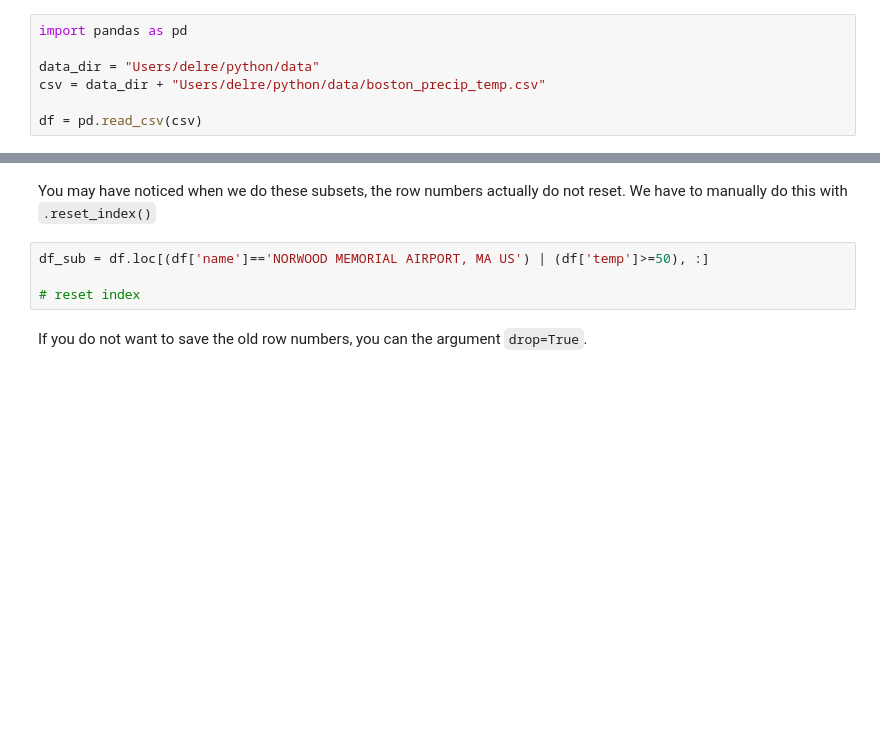
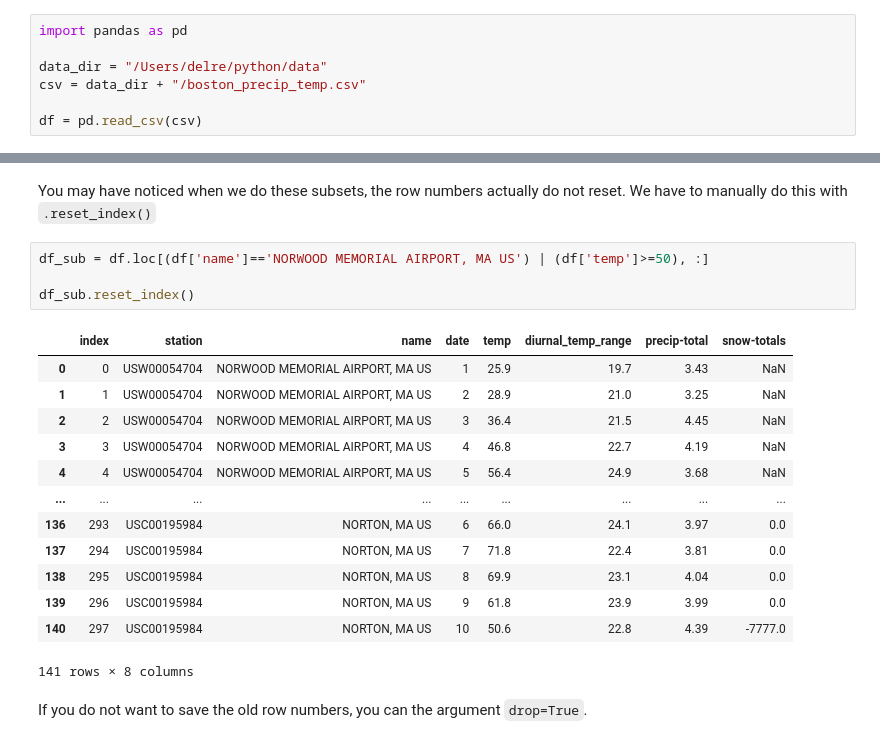
Before and after one commit to maggiedelre/python, a Jupyter notebook: data-analysis/data-wrangling-codealong.ipynb, the cells around one changed output, grey strips where cells are left out. Saved outputs shown, nothing was run; the diff lists cells and outputs as text; blank space fills up the shorter version.

```diff
--- a/data-analysis/data-wrangling-codealong.ipynb
+++ b/data-analysis/data-wrangling-codealong.ipynb
@@ -5,7 +5,7 @@ Let's keep going through how to use Pandas for processing our data.
 # %%
 import pandas as pd
 
-data_dir = "Users/delre/python/data"
-csv = data_dir + "Users/delre/python/data/boston_precip_temp.csv"
+data_dir = "/Users/delre/python/data"
+csv = data_dir + "/boston_precip_temp.csv"
 
 df = pd.read_csv(csv)
@@ -58,7 +67,21 @@ You may have noticed when we do these subsets, the row numbers actually do not r
 # %%
 df_sub = df.loc[(df['name']=='NORWOOD MEMORIAL AIRPORT, MA US') | (df['temp']>=50), :]
 
-# reset index
+df_sub.reset_index()
+# %% [output]
+|  | index | station | name | date | temp | diurnal_temp_range | precip-total | snow-totals |
+| 0 | 0 | USW00054704 | NORWOOD MEMORIAL AIRPORT, MA US | 1 | 25.9 | 19.7 | 3.43 | NaN |
+| 1 | 1 | USW00054704 | NORWOOD MEMORIAL AIRPORT, MA US | 2 | 28.9 | 21.0 | 3.25 | NaN |
+| 2 | 2 | USW00054704 | NORWOOD MEMORIAL AIRPORT, MA US | 3 | 36.4 | 21.5 | 4.45 | NaN |
+| 3 | 3 | USW00054704 | NORWOOD MEMORIAL AIRPORT, MA US | 4 | 46.8 | 22.7 | 4.19 | NaN |
+| 4 | 4 | USW00054704 | NORWOOD MEMORIAL AIRPORT, MA US | 5 | 56.4 | 24.9 | 3.68 | NaN |
+| ... | ... | ... | ... | ... | ... | ... | ... | ... |
+| 136 | 293 | USC00195984 | NORTON, MA US | 6 | 66.0 | 24.1 | 3.97 | 0.0 |
+| 137 | 294 | USC00195984 | NORTON, MA US | 7 | 71.8 | 22.4 | 3.81 | 0.0 |
+| 138 | 295 | USC00195984 | NORTON, MA US | 8 | 69.9 | 23.1 | 4.04 | 0.0 |
+| 139 | 296 | USC00195984 | NORTON, MA US | 9 | 61.8 | 23.9 | 3.99 | 0.0 |
+| 140 | 297 | USC00195984 | NORTON, MA US | 10 | 50.6 | 22.8 | 4.39 | -7777.0 |
+141 rows × 8 columns
 # %% [markdown]
 If you do not want to save the old row numbers, you can the argument `drop=True`.
 # %%
```
Also changed, not shown: parts of 6 cells of this notebook.
